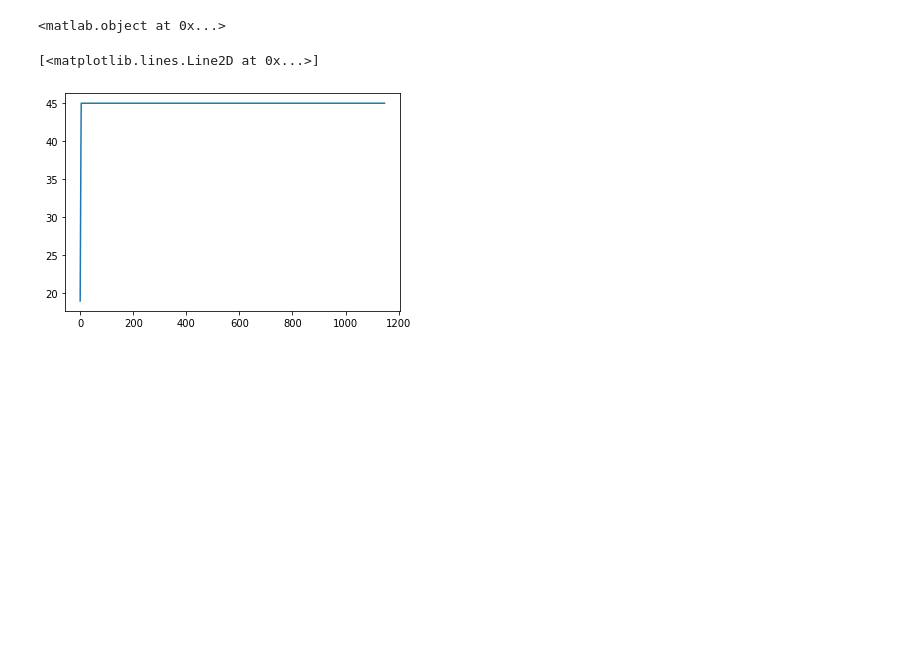
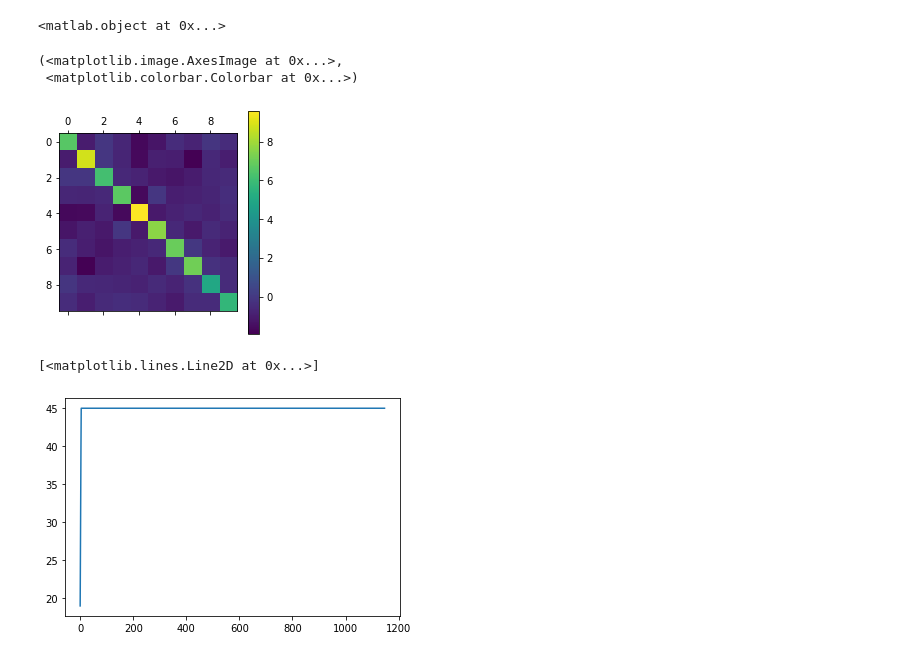
Before and after one commit to ashuthosh-bharadwaj/Research, a Jupyter notebook: Simulation3/Heat_learn.ipynb, the cells around one changed output. Drawn from its saved outputs; the diff is of its cells as text; code cells hidden in the pictures; blank space fills up the shorter version.

```diff
--- a/Simulation3/Heat_learn.ipynb
+++ b/Simulation3/Heat_learn.ipynb
@@ -135,6 +135,12 @@ MATLAB.xlabel("Time (t)")
 MATLAB.ylabel("Heat value")
 # %% [output]
 <matlab.object at 0x...>
+# %%
+matshow(L), colorbar()
+# %% [output]
+(<matplotlib.image.AxesImage at 0x...>,
+ <matplotlib.colorbar.Colorbar at 0x...>)
+[figure, added]
 # %%
 k = 1
 samples = [Samples[k*i] for i in range(T//k)]
```
Also changed, not shown: parts of 4 cells of this notebook, 8 other files.
